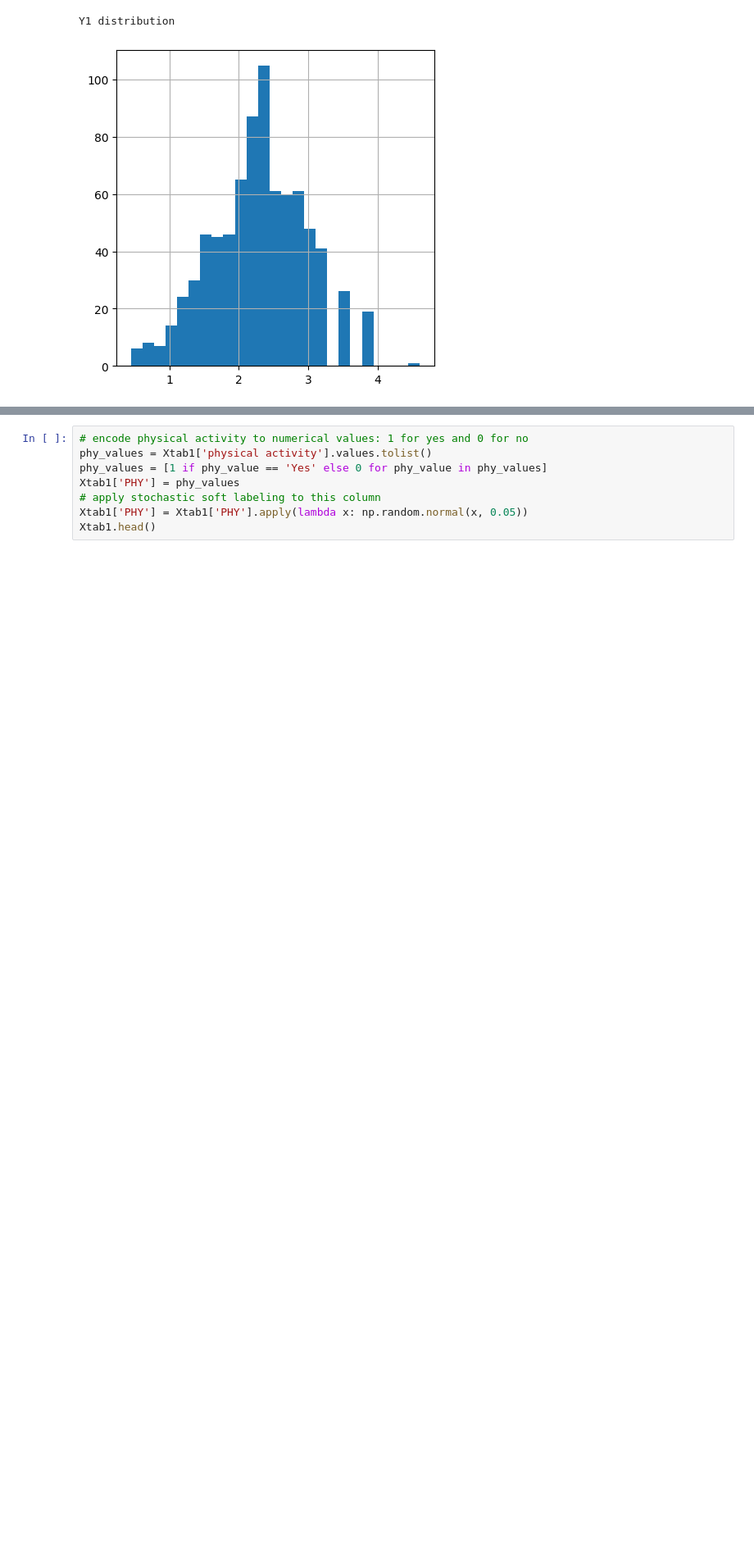
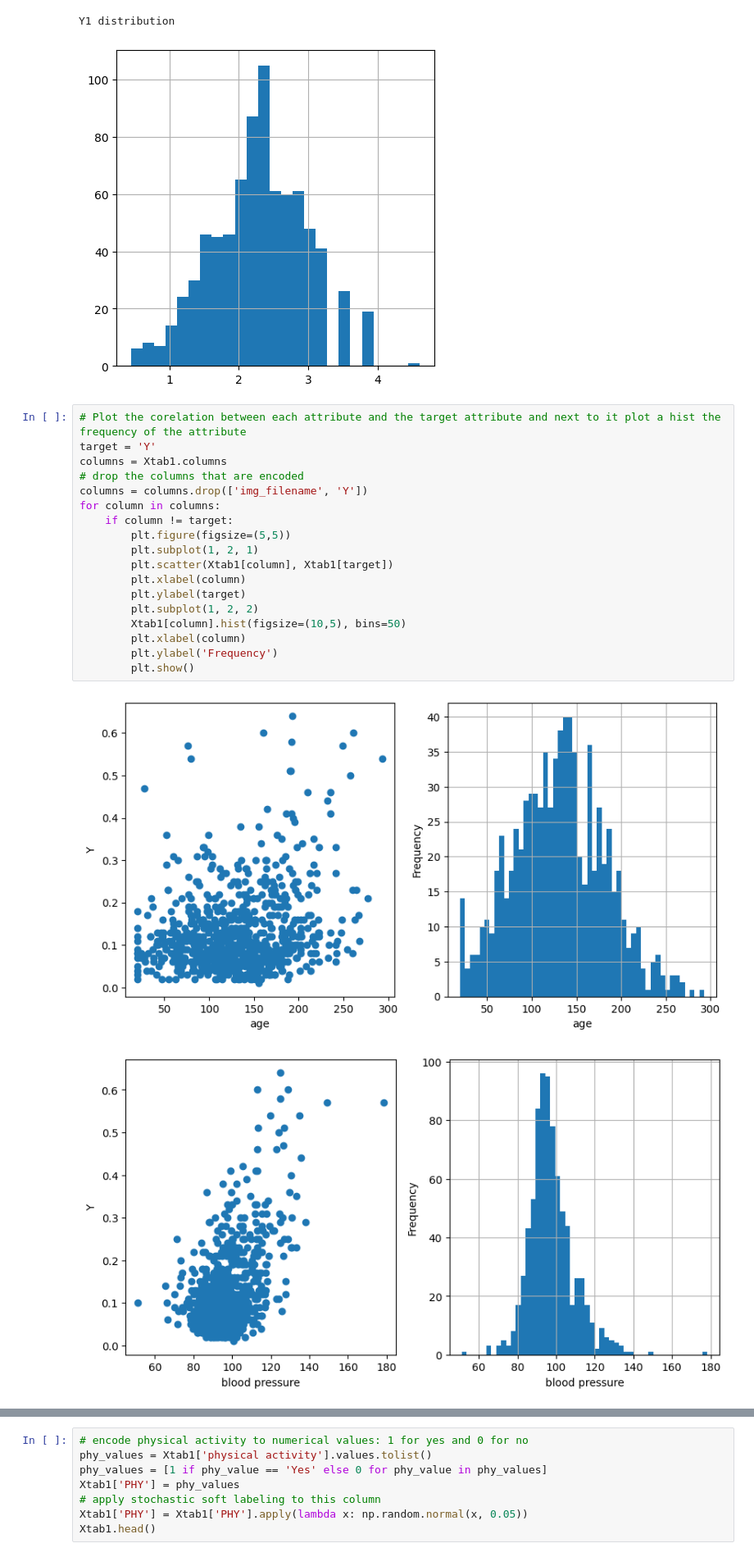
Before and after one commit to FedericaRoberto/UCL-ML-Project, a Jupyter notebook: main.ipynb, the cells around one changed output, grey strips where cells are left out. Shown: that part at 82% size. Cells and saved outputs as stored; diff of their text form; blank space fills up the shorter version.

```diff
--- a/main.ipynb
+++ b/main.ipynb
@@ -168,3 +185,24 @@ Xtab1['LOG_Y'] = log_Y1
 # %% [output]
 Y1 distribution
 [figure]
+# %%
+# Plot the corelation between each attribute and the target attribute and next to it plot a hist the frequency of the attribute
+target = 'Y'
+columns = Xtab1.columns
+# drop the columns that are encoded
+columns = columns.drop(['img_filename', 'Y'])
+for column in columns:
+    if column != target:
+        plt.figure(figsize=(5,5))
+        plt.subplot(1, 2, 1)
+        plt.scatter(Xtab1[column], Xtab1[target])
+        plt.xlabel(column)
+        plt.ylabel(target)
+        plt.subplot(1, 2, 2)
+        Xtab1[column].hist(figsize=(10,5), bins=50)
+        plt.xlabel(column)
+        plt.ylabel('Frequency')
+        plt.show()
+# %% [output]
+[figure, added]
+[figure, added]
```
Also changed, not shown: parts of 32 cells of this notebook, 5 other files.
